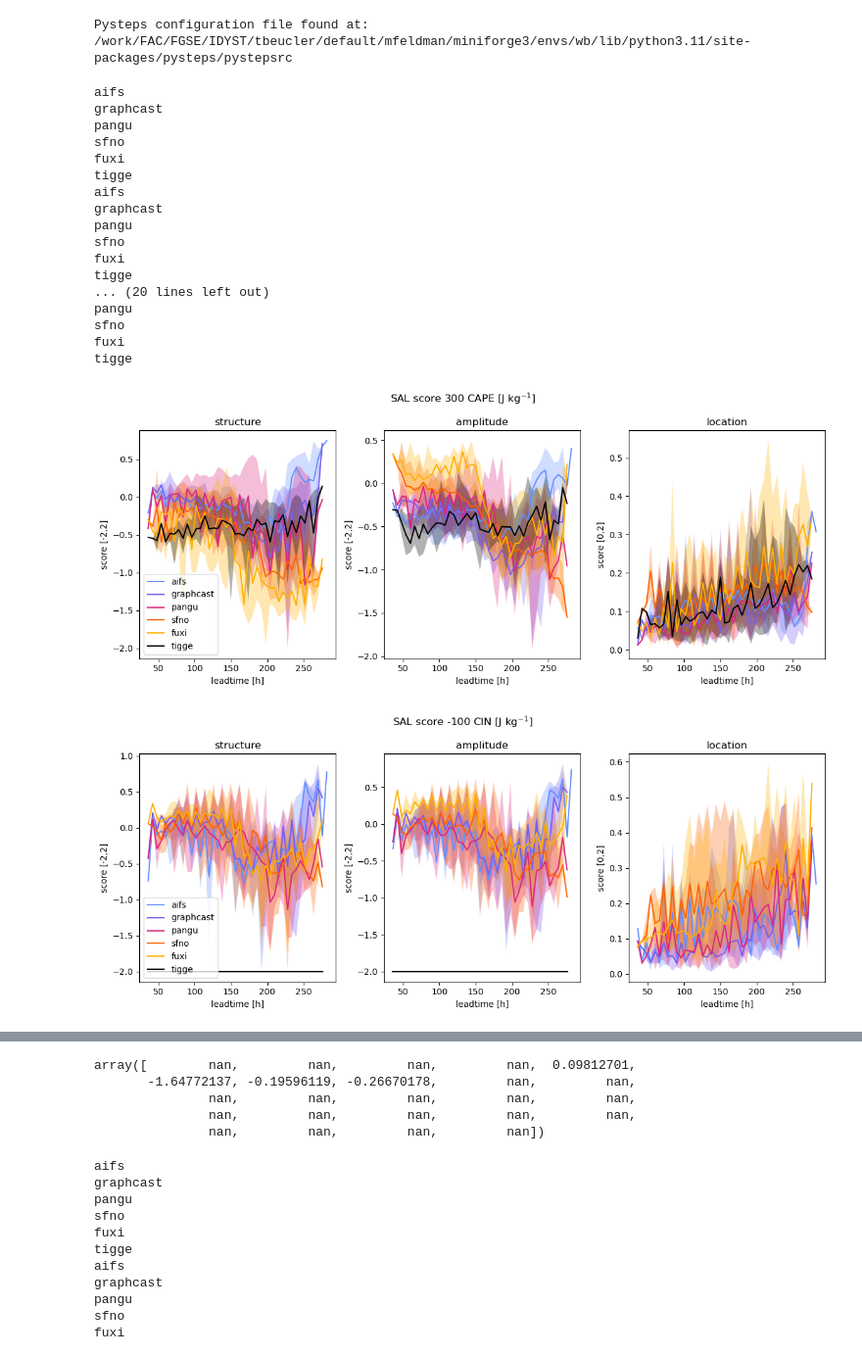
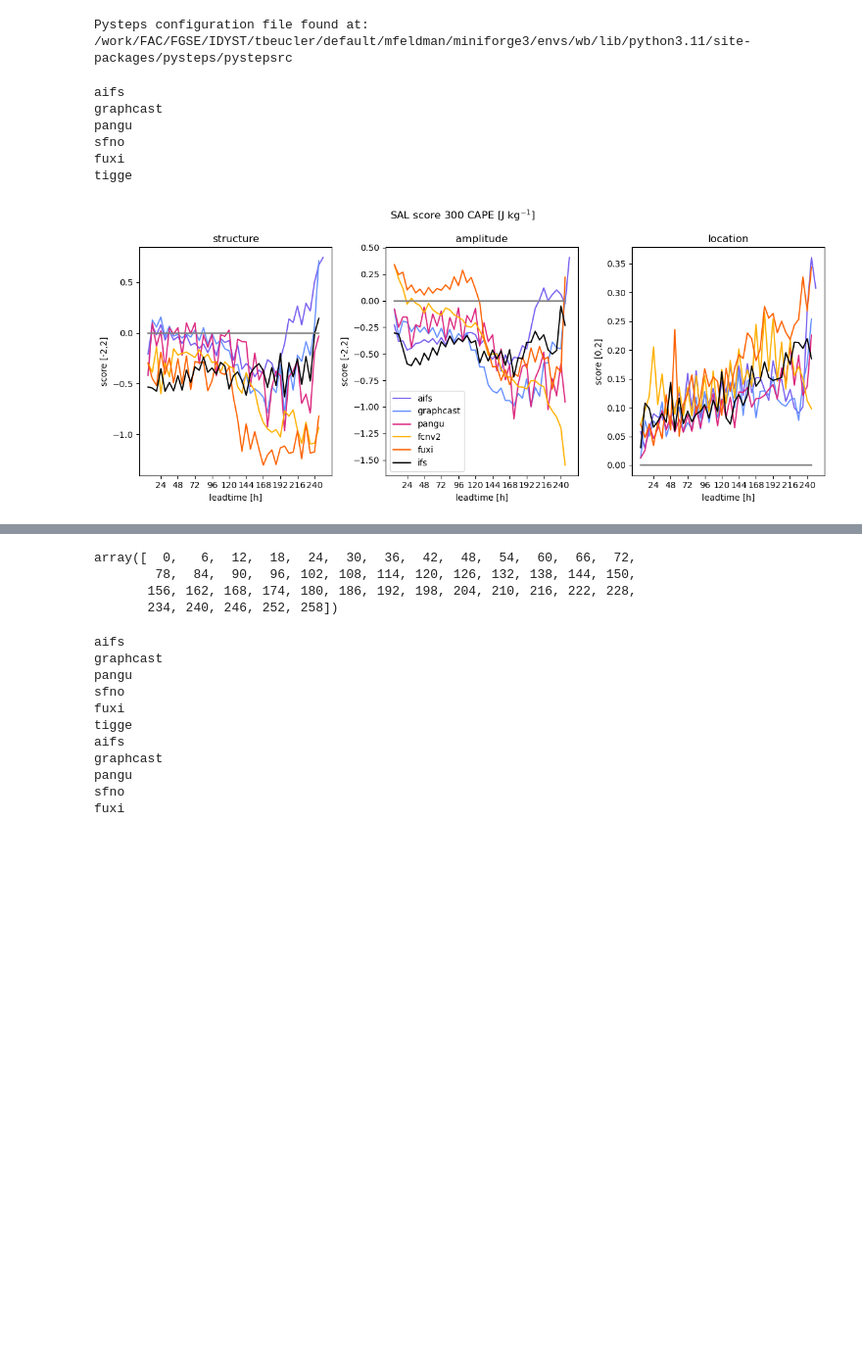
Before and after one commit to feldmann-m/AI-storm, a Jupyter notebook: devel/Eval_metrics_ecmwf.ipynb, the cells around one changed output, grey strips where cells are left out. Shown at 98% size. Cells and saved outputs as stored; diff of their text form; code cells hidden in the pictures; blank space fills up the shorter version.

```diff
--- a/devel/Eval_metrics_ecmwf.ipynb
+++ b/devel/Eval_metrics_ecmwf.ipynb
@@ -22,6 +22,7 @@ Pysteps configuration file found at: /work/FAC/FGSE/IDYST/tbeucler/default/mfeld
 # %%
 datapath='/work/FAC/FGSE/IDYST/tbeucler/default/raw_data/ECMWF_AI/postproc/'
 models=['aifs','graphcast','pangu','sfno','fuxi','tigge']
+labels=['aifs','graphcast','pangu','fcnv2','fuxi','ifs']
 references=['era']
 figpath='/users/mfeldman/figs/scores2/'
 c1='#648fff' #lightblue
@@ -38,7 +39,7 @@ wms=(cape * 2)**0.5 * era_ref.bs_06
 era_ref=era_ref.assign(wms=lambda era_ref: wms)
 nn=0
 mm=0
-for mm in range(6)[:]:
+for mm in range(6)[:1]:
     var=['cape','cin','bs_06','bs_03','bs_01','wms'][mm]
     tit=['CAPE [J kg$^{-1}$]','CIN [J kg$^{-1}$]','0-6km shear [m s$^{-1}$]','0-3km shear [m s$^{-1}$]',
          '0-1km shear [m s$^{-1}$]','wmax-shear [m$^2$ s$^{-2}$]'][mm]
@@ -51,6 +52,7 @@ for mm in range(6)[:]:
         kw='latitude'#['lat','lat','latitude','latitude','latitude','latitude'][nn]
         kw2='time'#['prediction_timedelta','prediction_timedelta','prediction_timedelta','prediction_timedelta','time','prediction_timedelta'][nn]
         model=models[nn]
+        label=labels[nn]
         color=colors[nn]
         print(model)
         i=8
@@ -71,51 +73,47 @@ for mm in range(6)[:]:
             for tstep in range(len(model_set[kw2])):
                 ref=era_ref[var].values[tstep,:,:]
                 ref[f1*ref<l1]=0
                 mod=model_set[var].values[tstep,:,:]
                 mod[f1*mod<l1]=0
+                ifile=file-3
 
-                (sal_s[tstep+2*file,file],sal_a[tstep+2*file,file],sal_l[tstep+2*file,file]) = sal(mod,
+                (sal_s[tstep+2*ifile,ifile],sal_a[tstep+2*ifile,ifile],sal_l[tstep+2*ifile,ifile]) = sal(mod,
                                                                                                    ref)
 
-        axes2[0].plot(np.arange(i+2*len(files))*6,np.nanmedian(sal_s,axis=1),c=color,label=model)
-        axes2[0].fill_between(np.arange(i+2*len(files))*6,np.nanmax(sal_s,axis=1),np.nanmin(sal_s,axis=1),facecolor=color,alpha=0.3)
+        axes2[0].plot(6+np.arange(i+2*len(files))*6,np.nanmean(sal_s,axis=1),c=color,label=label)
+        axes2[0].plot([6,246],np.zeros(2),c='grey')
+        #axes2[0].fill_between(np.arange(i+2*len(files))*6,np.nanmax(sal_s,axis=1),np.nanmin(sal_s,axis=1),facecolor=color,alpha=0.3)
         axes2[0].set_title('structure')
         axes2[0].set_xlabel('leadtime [h]')
+        axes2[0].set_xticks(np.arange(24,258,24))
         axes2[0].set_ylabel('score [-2,2]')
-        axes2[0].legend()
-        axes2[1].plot(np.arange(i+2*len(files))*6,np.nanmedian(sal_a,axis=1),c=color,label=model)
-        axes2[1].fill_between(np.arange(i+2*len(files))*6,np.nanmax(sal_a,axis=1),np.nanmin(sal_a,axis=1),facecolor=color,alpha=0.3)
+        #axes2[0].legend()
+        axes2[1].plot(6+np.arange(i+2*len(files))*6,np.nanmean(sal_a,axis=1),c=color,label=label)
+        axes2[1].plot([6,246],np.zeros(2),c='grey')
+        #axes2[1].fill_between(np.arange(i+2*len(files))*6,np.nanmax(sal_a,axis=1),np.nanmin(sal_a,axis=1),facecolor=color,alpha=0.3)
         axes2[1].set_title('amplitude')
         axes2[1].set_xlabel('leadtime [h]')
+        axes2[1].set_xticks(np.arange(24,258,24))
         axes2[1].set_ylabel('score [-2,2]')
-        axes2[2].plot(np.arange(i+2*len(files))*6,np.nanmedian(sal_l,axis=1),c=color)
-        axes2[2].fill_between(np.arange(i+2*len(files))*6,np.nanmax(sal_l,axis=1),np.nanmin(sal_l,axis=1),facecolor=color,alpha=0.3)
+        axes2[1].legend()
+        axes2[2].plot(6+np.arange(i+2*len(files))*6,np.nanmean(sal_l,axis=1),c=color)
+        axes2[2].plot([6,246],np.zeros(2),c='grey')
+        #axes2[2].fill_between(np.arange(i+2*len(files))*6,np.nanmax(sal_l,axis=1),np.nanmin(sal_l,axis=1),facecolor=color,alpha=0.3)
         axes2[2].set_title('location')
         axes2[2].set_xlabel('leadtime [h]')
+        axes2[2].set_xticks(np.arange(24,258,24))
         axes2[2].set_ylabel('score [0,2]')
         fig2.suptitle('SAL score '+str(l1)+' '+tit)
 
 
     fig2.tight_layout()
     fig2.show()
     fig2.savefig(figpath+var+'_sal_scores.png')
 # %% [output]
 aifs
 graphcast
 pangu
 sfno
 fuxi
 tigge
-aifs
-graphcast
-pangu
-sfno
-fuxi
-tigge
-... (20 lines left out)
-pangu
-sfno
-fuxi
-tigge
-[figure, old version]
+[figure, new version]
-[figure, removed]
@@ -126,11 +120,10 @@ tigge
 # %%
-sal_s[14,:]
+np.arange(i+2*(len(files)-6))*6
 # %% [output]
-array([        nan,         nan,         nan,         nan,  0.09812701,
-       -1.64772137, -0.19596119, -0.26670178,         nan,         nan,
-               nan,         nan,         nan,         nan,         nan,
-               nan,         nan,         nan,         nan,         nan,
-               nan,         nan,         nan,         nan])
+array([  0,   6,  12,  18,  24,  30,  36,  42,  48,  54,  60,  66,  72,
+        78,  84,  90,  96, 102, 108, 114, 120, 126, 132, 138, 144, 150,
+       156, 162, 168, 174, 180, 186, 192, 198, 204, 210, 216, 222, 228,
+       234, 240, 246, 252, 258])
 # %%
 era_ref=xr.open_dataset(datapath+'era5.nc').sortby('latitude').fillna(0)
 cape=era_ref.cape.squeeze().values
```
Also changed, not shown: parts of 1 cell of this notebook, 2 other files.
